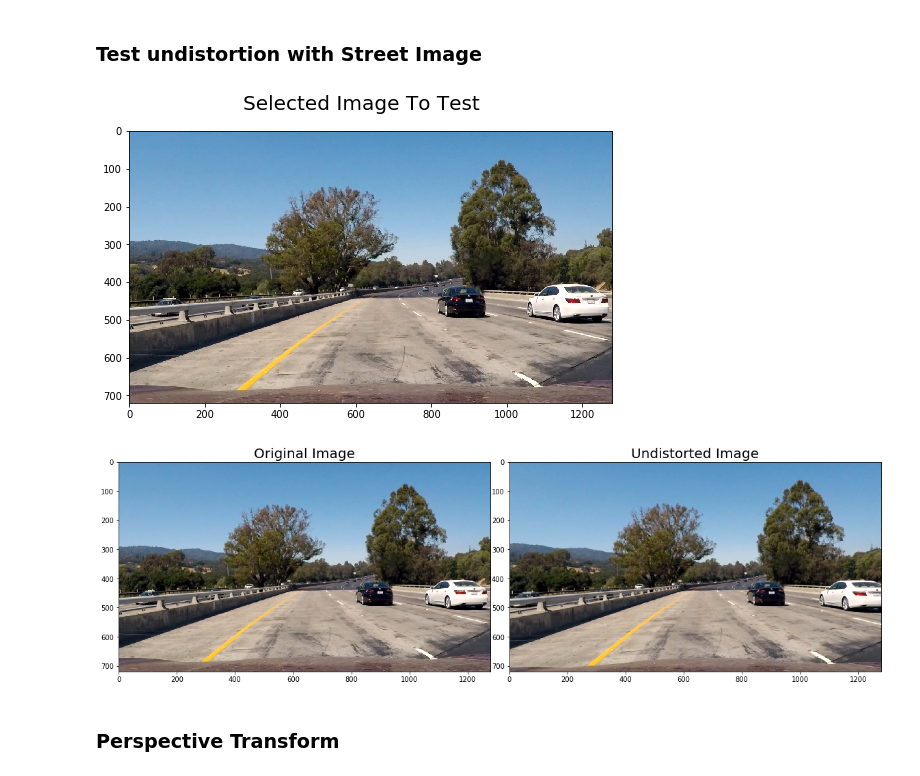
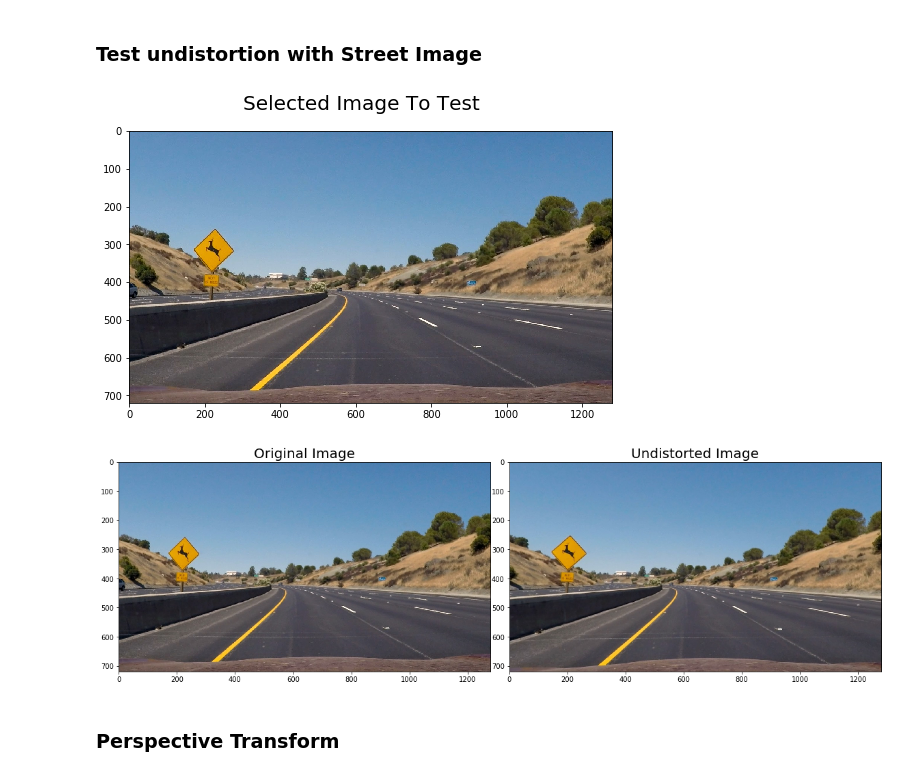
Before and after one commit to linuxairhead/SDC-P3-Advanced-Lane-Lines, a Jupyter notebook: Advanced Lane Lines.ipynb, the cells around one changed output. Saved outputs shown, nothing was run; the diff lists cells and outputs as text; code cells hidden in the pictures.

```diff
--- a/Advanced Lane Lines.ipynb
+++ b/Advanced Lane Lines.ipynb
@@ -89,17 +89,18 @@ displayResult(img, dst, "Original", "Undistorted")
 ### Test undistortion with Street Image
 # %%
 # Choose a test image
-aImg = cv2.imread('./test_images/test1.jpg')
+aImg = cv2.imread('./test_images/test2.jpg')
 aImg = cv2.cvtColor(aImg, cv2.COLOR_BGR2RGB)
 
 plt.figure(figsize=(10,5))
 plt.suptitle("Selected Image To Test", fontsize=20)
 plt.imshow(aImg)
 
 aImg_Undistort = undistort(aImg, dist, mtx)
-displayResult(aImg, aImg_Undistort, "Original Image", "Undistorted Image")
+
+displayResult(aImg, aImg_Undistort , "Original Image", "Undistorted Image", False )
 # %% [output]
-[figure, old version]
+[figure, new version]
-[figure, old version]
+[figure, new version]
 # %% [markdown]
 ### Perspective Transform
```
Also changed, not shown: parts of 17 cells of this notebook, 1 other file.
